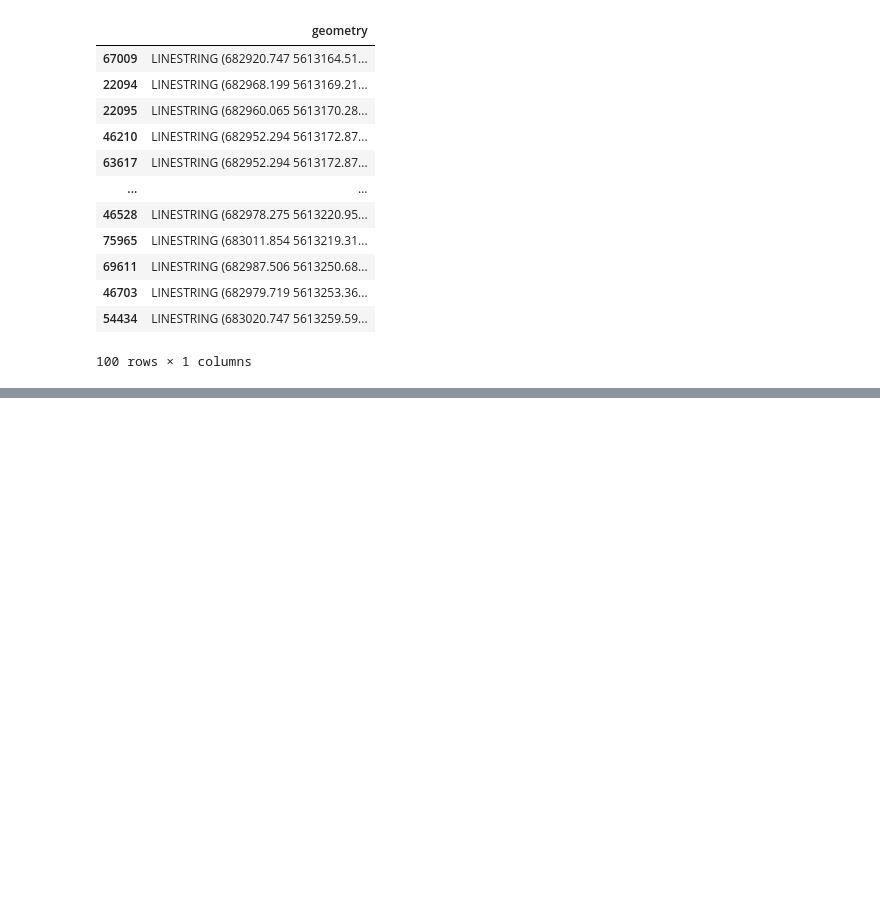
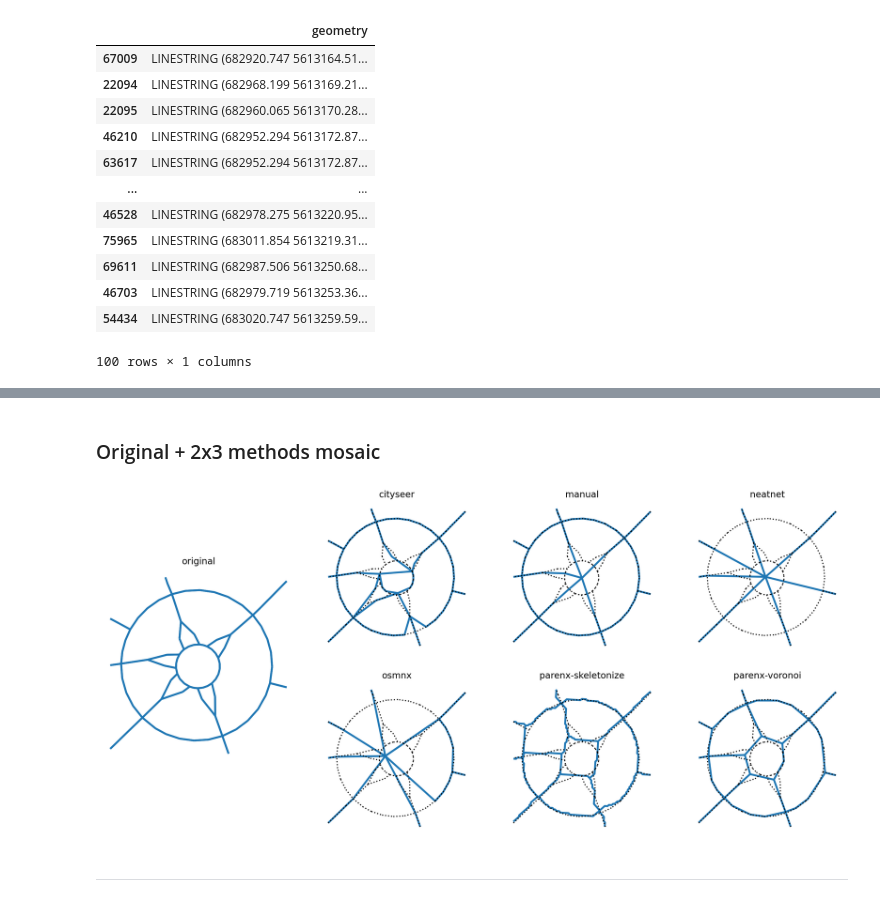
Before and after one commit to uscuni/simplification, a Jupyter notebook: notebooks/figures/gisruk_2025_figure.ipynb, the cells around one changed output, grey strips where cells are left out. Cells and saved outputs as stored; diff of their text form; code cells hidden in the pictures; blank space fills up the shorter version.

```diff
--- a/notebooks/figures/gisruk_2025_figure.ipynb
+++ b/notebooks/figures/gisruk_2025_figure.ipynb
@@ -168,0 +161,36 @@ fig.savefig(
+# %% [markdown]
+### Original + 2x3 methods mosaic
+# %%
+layout = [
+    ["original", "cityseer", "manual", "neatnet"],
+    ["original", "osmnx", "parenx-skeletonize", "parenx-voronoi"],
+]
+figsize = (17, 8)
+
+fig, mosaic = plt.subplot_mosaic(
+    layout,
+    sharex=True,
+    sharey=True,
+    figsize=figsize,
+)
+
+for i in numpy.array(layout).flatten():
+    if i == "original":
+        df = original_clipped
+        mosaic[i].set_position([-0.03, 0.275, 0.45, 0.45])
+    else:
+        df = core.utils.read_results(1656, i, original.crs).clip(place_du_congress)
+        original_clipped.plot(ax=mosaic[i], linestyle=":", lw=1.5, ec="k", zorder=2)
+    df.plot(ax=mosaic[i], lw=2.5, zorder=1)
+    mosaic[i].set_title(i)
+    mosaic[i].axis("off")
+
+fig.savefig(
+    "gisruk2025_liege_place-du-congres.png",
+    dpi=400,
+    bbox_inches="tight",
+)
+# %% [output]
+[figure, added]
+# %% [markdown]
+------------------------
```
Also changed, not shown: parts of 7 cells of this notebook.
